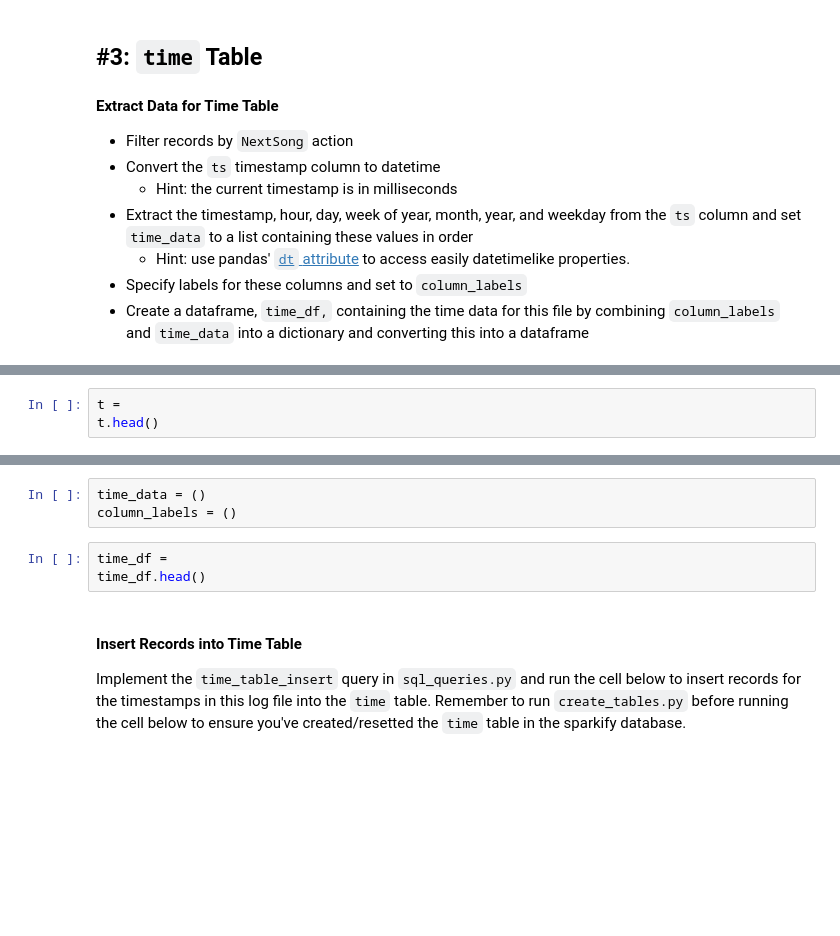
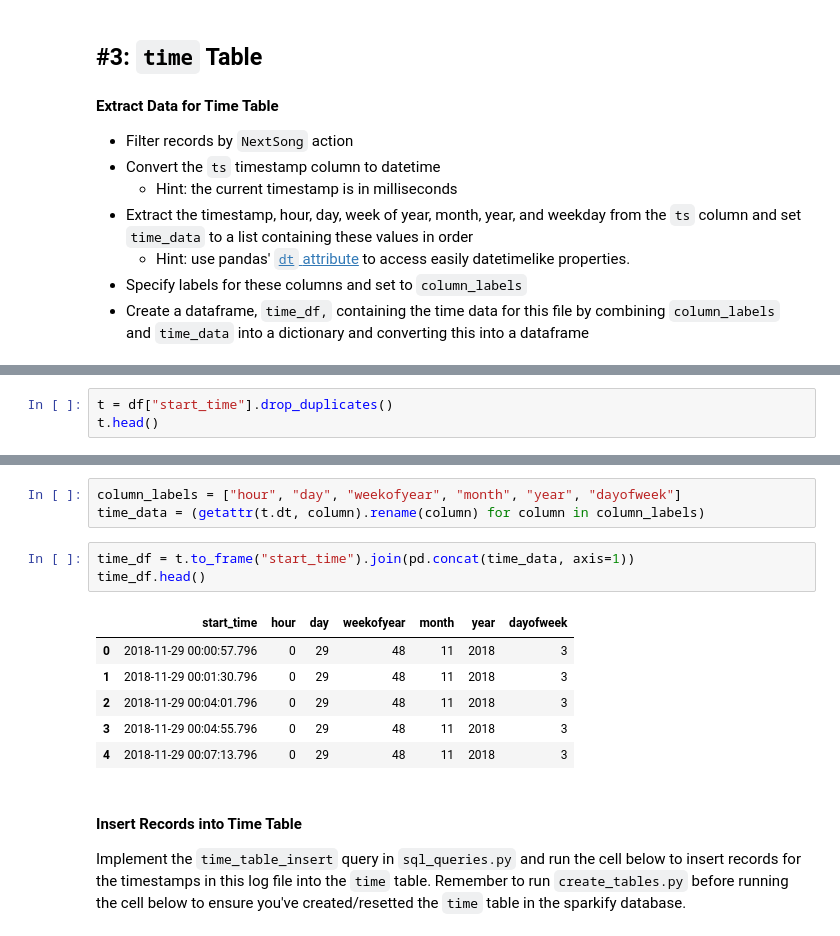
Before and after one commit to bochap-udacity/dend-p1, a Jupyter notebook: etl.ipynb, the cells around one changed output, grey strips where cells are left out. Saved outputs shown, nothing was run; the diff lists cells and outputs as text; blank space fills up the shorter version.

```diff
--- a/etl.ipynb
+++ b/etl.ipynb
@@ -113,3 +128,3 @@ df.head()
 # %%
-t =
+t = df["start_time"].drop_duplicates()
 t.head()
@@ -116,9 +138,16 @@ t.head()
-# %%
-time_data = ()
-column_labels = ()
-# %%
-time_df =
-time_df.head()
+# %%
+column_labels = ["hour", "day", "weekofyear", "month", "year", "dayofweek"]
+time_data = (getattr(t.dt, column).rename(column) for column in column_labels)
+# %%
+time_df = t.to_frame("start_time").join(pd.concat(time_data, axis=1))
+time_df.head()
+# %% [output]
+|  | start_time | hour | day | weekofyear | month | year | dayofweek |
+| 0 | 2018-11-29 00:00:57.796 | 0 | 29 | 48 | 11 | 2018 | 3 |
+| 1 | 2018-11-29 00:01:30.796 | 0 | 29 | 48 | 11 | 2018 | 3 |
+| 2 | 2018-11-29 00:04:01.796 | 0 | 29 | 48 | 11 | 2018 | 3 |
+| 3 | 2018-11-29 00:04:55.796 | 0 | 29 | 48 | 11 | 2018 | 3 |
+| 4 | 2018-11-29 00:07:13.796 | 0 | 29 | 48 | 11 | 2018 | 3 |
 # %% [markdown]
 #### Insert Records into Time Table
 Implement the `time_table_insert` query in `sql_queries.py` and run the cell below to insert records for the timestamps in this log file into the `time` table. Remember to run `create_tables.py` before running the cell below to ensure you've created/resetted the `time` table in the sparkify database.
```
Also changed, not shown: parts of 17 cells of this notebook, 5 other files.
